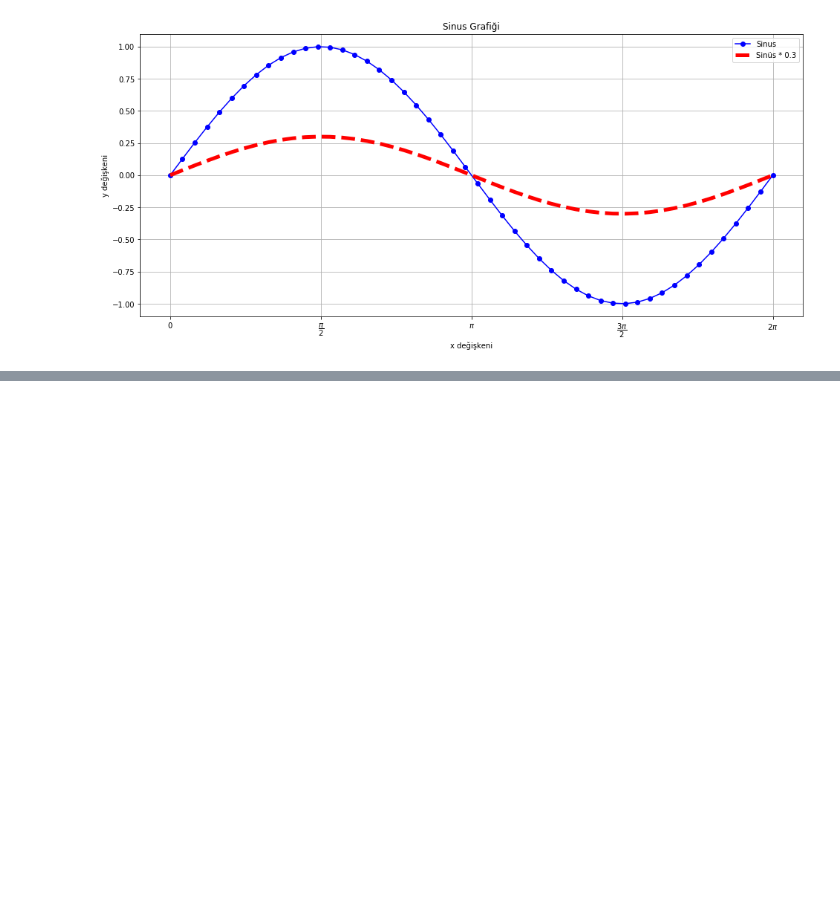
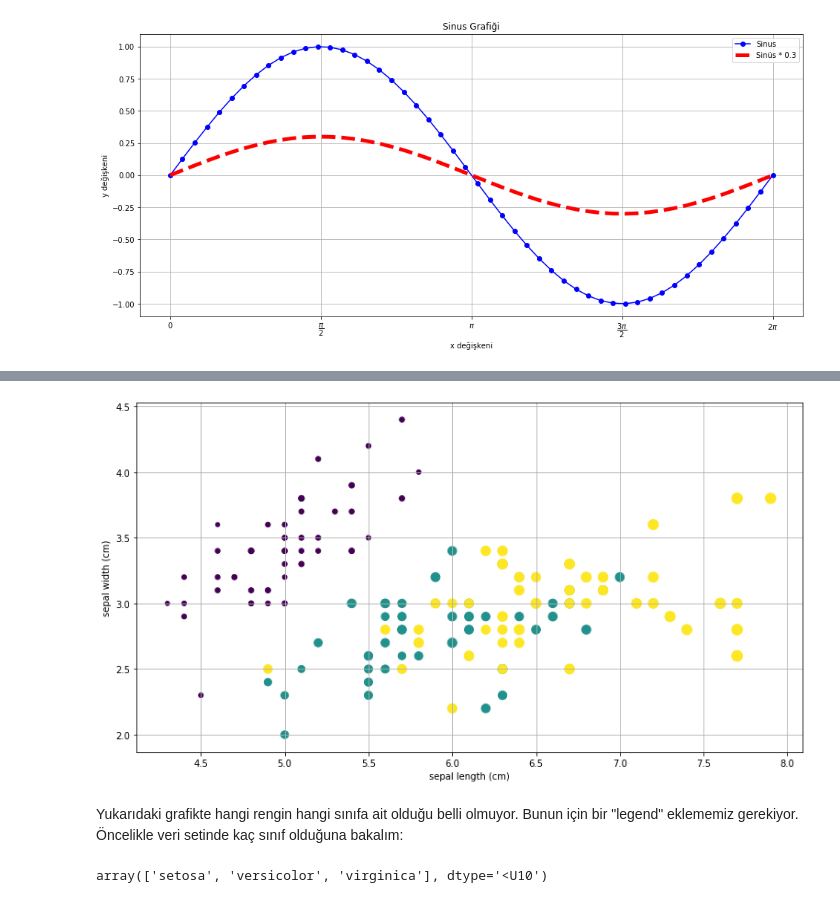
Before and after one commit to fatihbguclu/Python-Notes, a Jupyter notebook: Matplotlib Notları/Python_Matplotlib.ipynb, the cells around one changed output, grey strips where cells are left out. Cells and saved outputs as stored; diff of their text form; code cells hidden in the pictures; blank space fills up the shorter version.

```diff
--- a/Matplotlib Notları/Python_Matplotlib.ipynb
+++ b/Matplotlib Notları/Python_Matplotlib.ipynb
@@ -109,0 +188,16 @@ plt.legend(["Sinus","Sinüs * 0.3"]);
+# %%
+plt.figure(figsize=[13,7])
+plt.scatter(iris.data[:,0],iris.data[:,1],c=iris.target,s=iris.data[:,2]*20)
+
+plt.xlabel(iris.feature_names[0])
+plt.ylabel(iris.feature_names[1])
+plt.grid();
+plt.show();
+# %% [output]
+[figure, added]
+# %% [markdown]
+Yukarıdaki grafikte hangi rengin hangi sınıfa ait olduğu belli olmuyor. Bunun için bir "legend" eklememiz gerekiyor. Öncelikle veri setinde kaç sınıf olduğuna bakalım:
+# %%
+iris.target_names
+# %% [output]
+array(['setosa', 'versicolor', 'virginica'], dtype='<U10')
```
Also changed, not shown: parts of 71 cells of this notebook.
